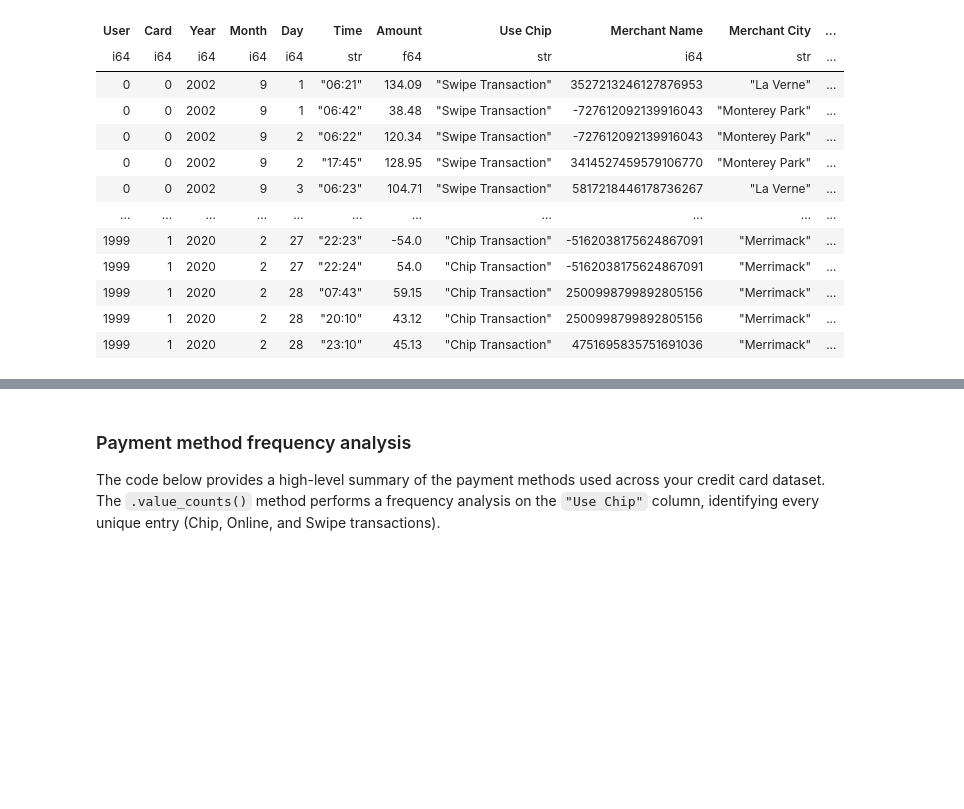
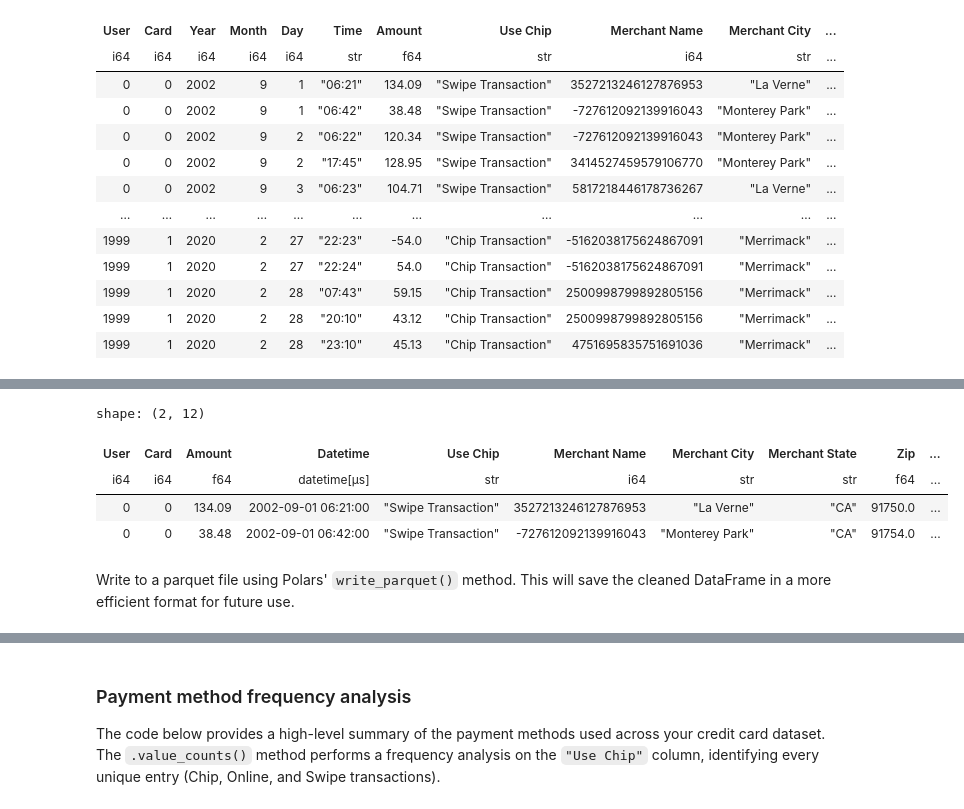
Before and after one commit to bdi593/textbook, a Jupyter notebook: content/credit-card-transactions/analyze-credit-card-transactions-with-polars.ipynb, the cells around one changed output, grey strips where cells are left out. Drawn from its saved outputs; the diff is of its cells as text; code cells hidden in the pictures; blank space fills up the shorter version.

```diff
--- a/content/credit-card-transactions/analyze-credit-card-transactions-with-polars.ipynb
+++ b/content/credit-card-transactions/analyze-credit-card-transactions-with-polars.ipynb
@@ -178,0 +174,17 @@ The primary benefit of this transformation is that it shifts your dataset from a
+# %%
+# Remove redundant date and time component columns
+df_for_parquet = df_polars.drop(["Year", "Month", "Day", "Time"])
+
+# Reorder columns to match the original CSV structure, with the new "Datetime" column in a logical position
+first_columns = ["User", "Card", "Amount", "Datetime"]
+df_for_parquet = df_for_parquet.select([*first_columns, pl.exclude(first_columns)])
+
+df_for_parquet.head(2)
+# %% [output]
+shape: (2, 12)
+| User | Card | Amount | Datetime | Use Chip | Merchant Name | Merchant City | Merchant State | Zip | ... |
+| i64 | i64 | f64 | datetime[μs] | str | i64 | str | str | f64 | ... |
+| 0 | 0 | 134.09 | 2002-09-01 06:21:00 | "Swipe Transaction" | 3527213246127876953 | "La Verne" | "CA" | 91750.0 | ... |
+| 0 | 0 | 38.48 | 2002-09-01 06:42:00 | "Swipe Transaction" | -727612092139916043 | "Monterey Park" | "CA" | 91754.0 | ... |
+# %% [markdown]
+Write to a parquet file using Polars' `write_parquet()` method. This will save the cleaned DataFrame in a more efficient format for future use.
```
Also changed, not shown: parts of 14 cells of this notebook, 2 other files.
